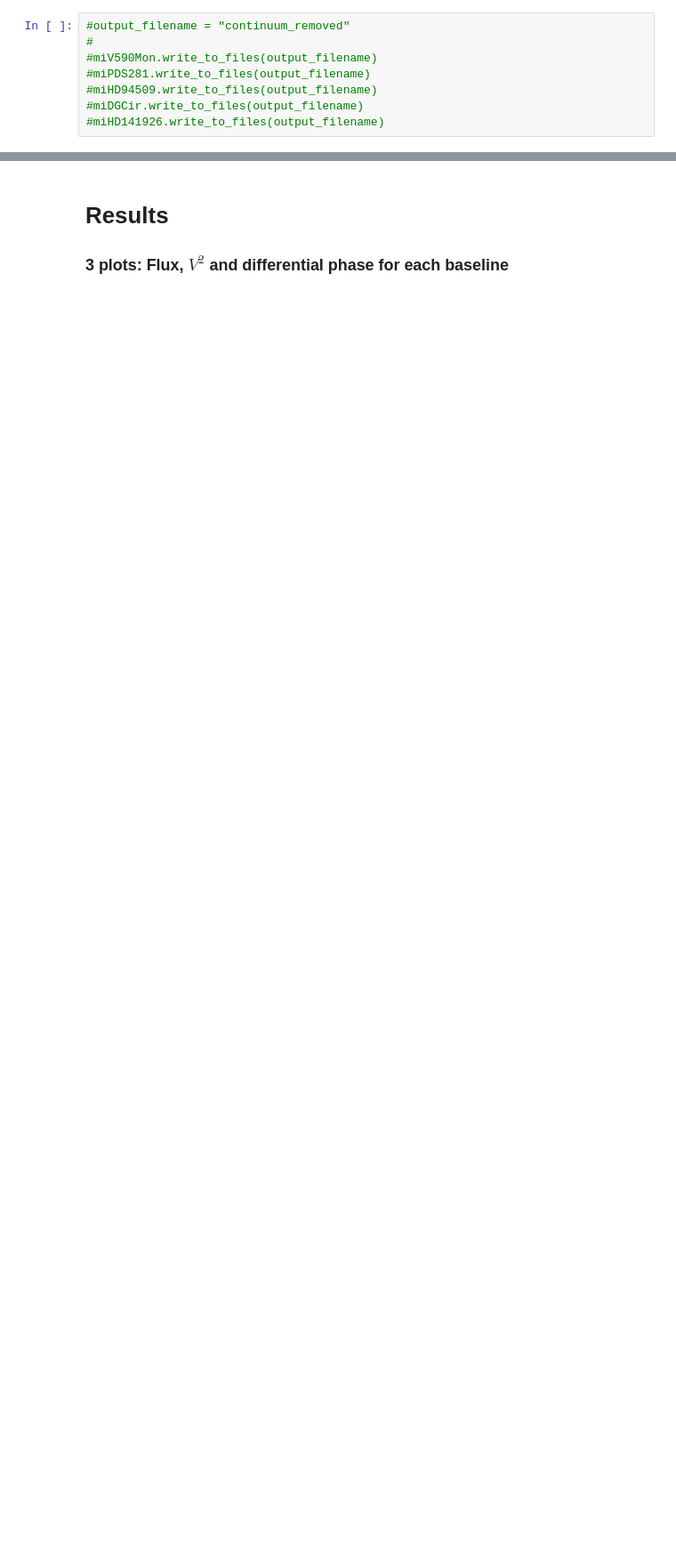
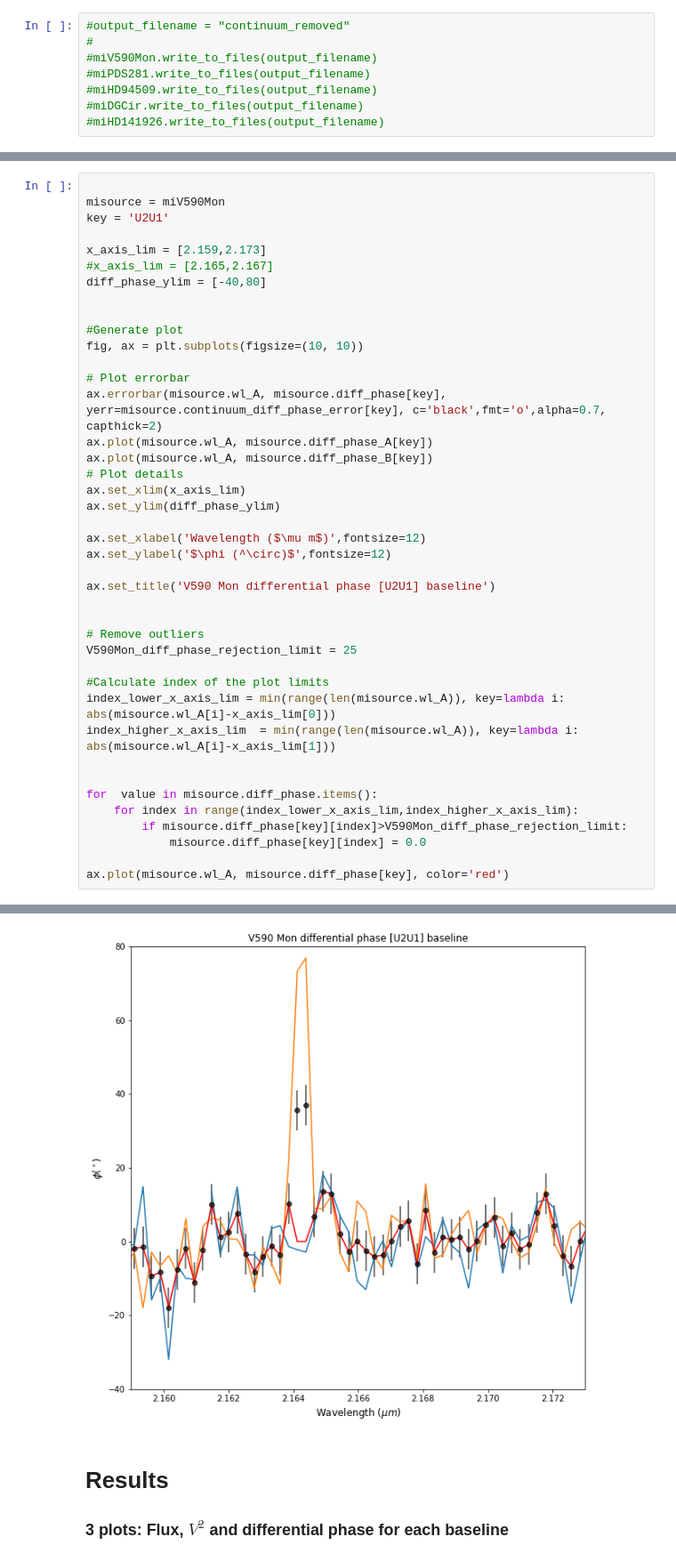
Before and after one commit to marcosarenal/gravity-data-reduction, a Jupyter notebook: Marcos_Arenal_2020_figures.ipynb, the cells around one changed output, grey strips where cells are left out. Shown at 89% size. Drawn from its saved outputs; the diff is of its cells as text; blank space fills up the shorter version.

```diff
--- a/Marcos_Arenal_2020_figures.ipynb
+++ b/Marcos_Arenal_2020_figures.ipynb
@@ -521,0 +637,42 @@ while *figure_continuum_corrector()* requires x_axis_lim, y_axis_lim and line_ra
+# %%
+
+misource = miV590Mon
+key = 'U2U1'
+
+x_axis_lim = [2.159,2.173]
+#x_axis_lim = [2.165,2.167]
+diff_phase_ylim = [-40,80]
+
+
+#Generate plot
+fig, ax = plt.subplots(figsize=(10, 10))
+
+# Plot errorbar
+ax.errorbar(misource.wl_A, misource.diff_phase[key], yerr=misource.continuum_diff_phase_error[key], c='black',fmt='o',alpha=0.7, capthick=2)
+ax.plot(misource.wl_A, misource.diff_phase_A[key])
+ax.plot(misource.wl_A, misource.diff_phase_B[key])
+# Plot details
+ax.set_xlim(x_axis_lim)
+ax.set_ylim(diff_phase_ylim)
+
+ax.set_xlabel('Wavelength ($\mu m$)',fontsize=12)
+ax.set_ylabel('$\phi (^\circ)$',fontsize=12)
+
+ax.set_title('V590 Mon differential phase [U2U1] baseline')
+
+
+# Remove outliers
+V590Mon_diff_phase_rejection_limit = 25
+
+#Calculate index of the plot limits
+index_lower_x_axis_lim = min(range(len(misource.wl_A)), key=lambda i: abs(misource.wl_A[i]-x_axis_lim[0]))
+index_higher_x_axis_lim  = min(range(len(misource.wl_A)), key=lambda i: abs(misource.wl_A[i]-x_axis_lim[1]))
+
+
+for  value in misource.diff_phase.items():
+    for index in range(index_lower_x_axis_lim,index_higher_x_axis_lim):
+        if misource.diff_phase[key][index]>V590Mon_diff_phase_rejection_limit:
+            misource.diff_phase[key][index] = 0.0
+
+ax.plot(misource.wl_A, misource.diff_phase[key], color='red')
+# %% [output]
@@ -522,3 +680,4 @@ while *figure_continuum_corrector()* requires x_axis_lim, y_axis_lim and line_ra
+[figure, added]
 # %% [markdown]
 # Results
 ### 3 plots: Flux, $V^2$ and differential phase for each baseline
```
Also changed, not shown: parts of 14 cells of this notebook, 6 other files.
